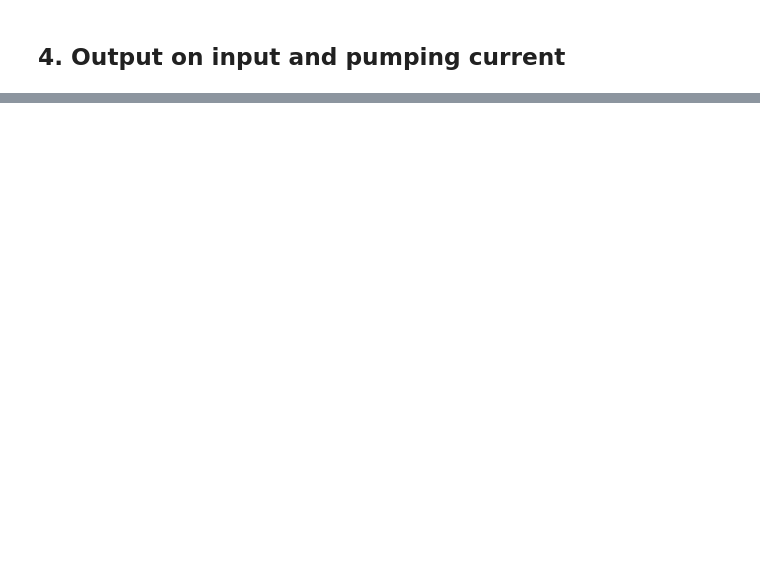
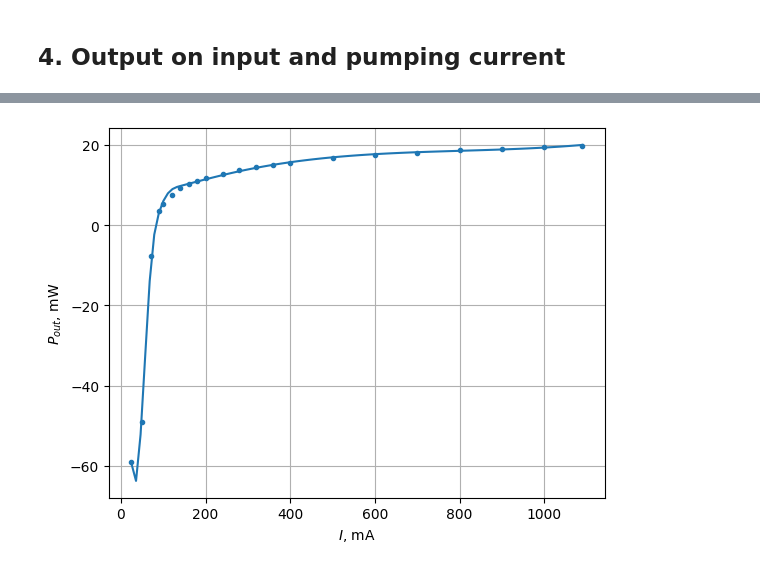
Before and after one commit to futherus/mipt_lab, a Jupyter notebook: optical_fiber.4/opto.ipynb, the cells around one changed output, grey strips where cells are left out. Drawn from its saved outputs; the diff is of its cells as text; code cells hidden in the pictures; blank space fills up the shorter version.

```diff
--- a/optical_fiber.4/opto.ipynb
+++ b/optical_fiber.4/opto.ipynb
@@ -307,2 +328,13 @@ ValueError: operands could not be broadcast together with shapes (842,) (838,)
 # %% [markdown]
 ## 4. Output on input and pumping current
+# %%
+data = mipt.read_excel('data/data.xlsx', usecols=['A', 'C'], header=(0)).dropna(how='all').drop_duplicates().reset_index(drop=True)
+
+xls = {
+
+    "mA" : "I",
+    "dBm (cor)" : "P"
+}
+
+data = mipt.map_excel(data, xls)
+data
@@ -309,3 +359,15 @@ ValueError: operands could not be broadcast together with shapes (842,) (838,)
+# %%
+mipt.plot(data["I"], data["P"], func=UnivariateSpline)
+# plt.plot(data["I"], data["P"])
+plt.grid()
+# plt.legend()
+
+plt.ylabel(r"$P_{out}$, mW")
+plt.xlabel(r"$I$, mA")
+
+plt.savefig("gen/PI.pdf")
+# %% [output]
+[figure, added]
 # %%
 data = mipt.read_excel('data/data.xlsx', usecols=['D', 'E', 'F', 'G', 'H', 'I'], header=(0, 1)).dropna(how='all')
 data
```
Also changed, not shown: parts of 10 cells of this notebook, 1 other file.
